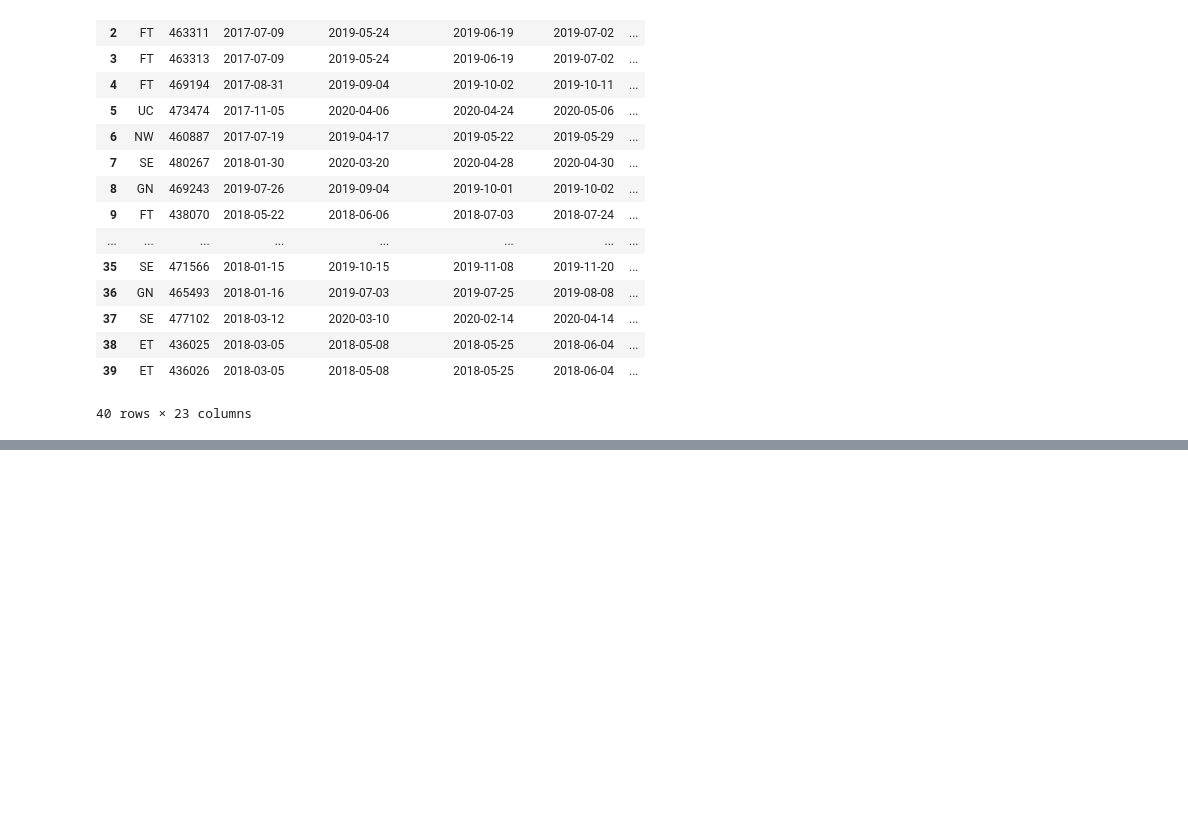
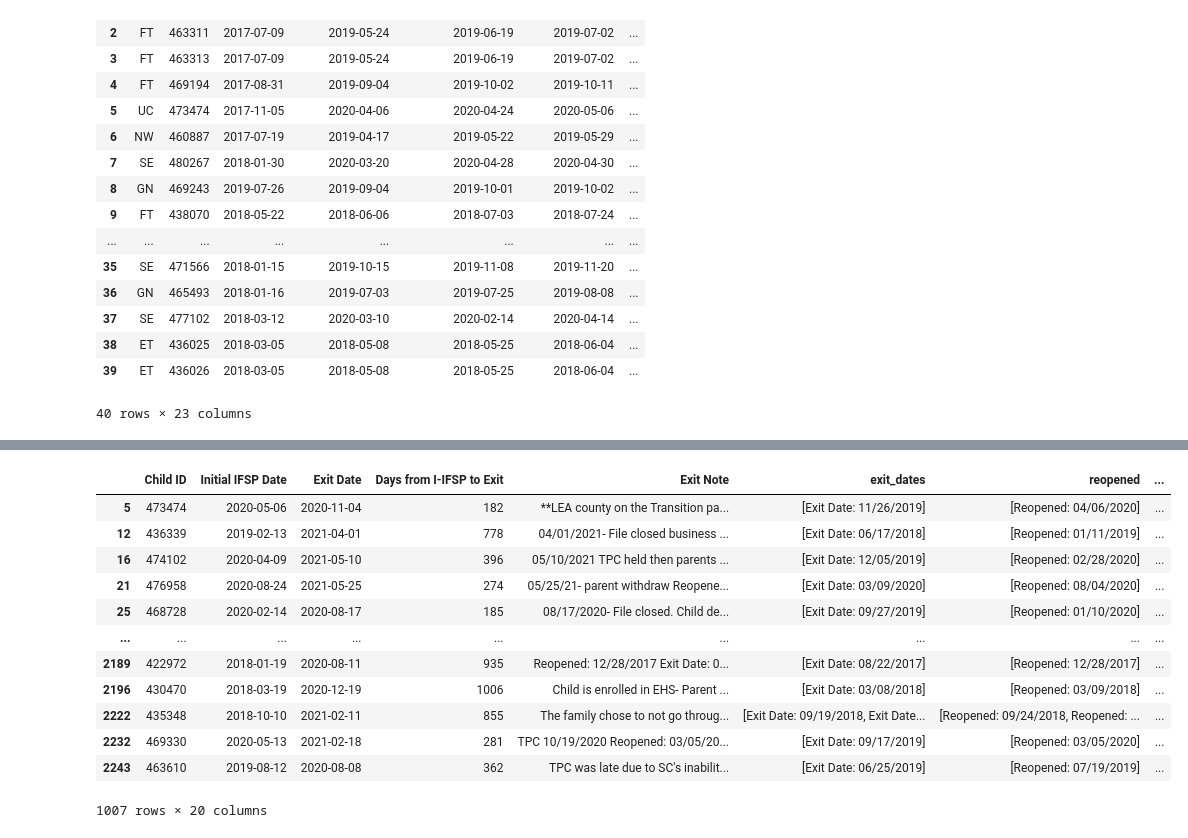
Before and after one commit to parallel-parker/ddid, a Jupyter notebook: notebooks/TEIS_partner_project.ipynb, the cells around one changed output, grey strips where cells are left out. Saved outputs shown, nothing was run; the diff lists cells and outputs as text; code cells hidden in the pictures; blank space fills up the shorter version.

```diff
--- a/notebooks/TEIS_partner_project.ipynb
+++ b/notebooks/TEIS_partner_project.ipynb
@@ -152,0 +409,16 @@ def numOfDays(exit1, reopened1):
+# %%
+exit_notes.loc[exit_notes['exit1']<= exit_notes['Initial IFSP Date']]
+# %% [output]
+|  | Child ID | Initial IFSP Date | Exit Date | Days from I-IFSP to Exit | Exit Note | exit_dates | reopened | ... |
+| 5 | 473474 | 2020-05-06 | 2020-11-04 | 182 | **LEA county on the Transition pa... | [Exit Date: 11/26/2019] | [Reopened: 04/06/2020] | ... |
+| 12 | 436339 | 2019-02-13 | 2021-04-01 | 778 | 04/01/2021- File closed business ... | [Exit Date: 06/17/2018] | [Reopened: 01/11/2019] | ... |
+| 16 | 474102 | 2020-04-09 | 2021-05-10 | 396 | 05/10/2021 TPC held then parents ... | [Exit Date: 12/05/2019] | [Reopened: 02/28/2020] | ... |
+| 21 | 476958 | 2020-08-24 | 2021-05-25 | 274 | 05/25/21- parent withdraw Reopene... | [Exit Date: 03/09/2020] | [Reopened: 08/04/2020] | ... |
+| 25 | 468728 | 2020-02-14 | 2020-08-17 | 185 | 08/17/2020- File closed. Child de... | [Exit Date: 09/27/2019] | [Reopened: 01/10/2020] | ... |
+| ... | ... | ... | ... | ... | ... | ... | ... | ... |
+| 2189 | 422972 | 2018-01-19 | 2020-08-11 | 935 | Reopened: 12/28/2017 Exit Date: 0... | [Exit Date: 08/22/2017] | [Reopened: 12/28/2017] | ... |
+| 2196 | 430470 | 2018-03-19 | 2020-12-19 | 1006 | Child is enrolled in EHS- Parent ... | [Exit Date: 03/08/2018] | [Reopened: 03/09/2018] | ... |
+| 2222 | 435348 | 2018-10-10 | 2021-02-11 | 855 | The family chose to not go throug... | [Exit Date: 09/19/2018, Exit Date... | [Reopened: 09/24/2018, Reopened: ... | ... |
+| 2232 | 469330 | 2020-05-13 | 2021-02-18 | 281 | TPC 10/19/2020 Reopened: 03/05/20... | [Exit Date: 09/17/2019] | [Reopened: 03/05/2020] | ... |
+| 2243 | 463610 | 2019-08-12 | 2020-08-08 | 362 | TPC was late due to SC's inabilit... | [Exit Date: 06/25/2019] | [Reopened: 07/19/2019] | ... |
+1007 rows × 20 columns
```
Also changed, not shown: parts of 38 cells of this notebook.
